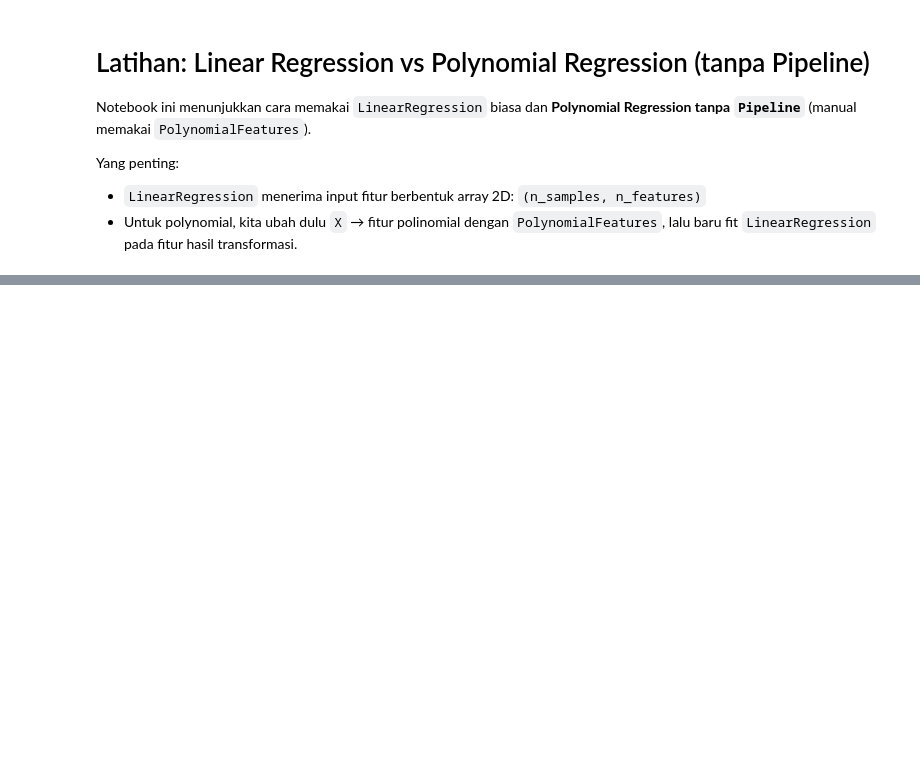
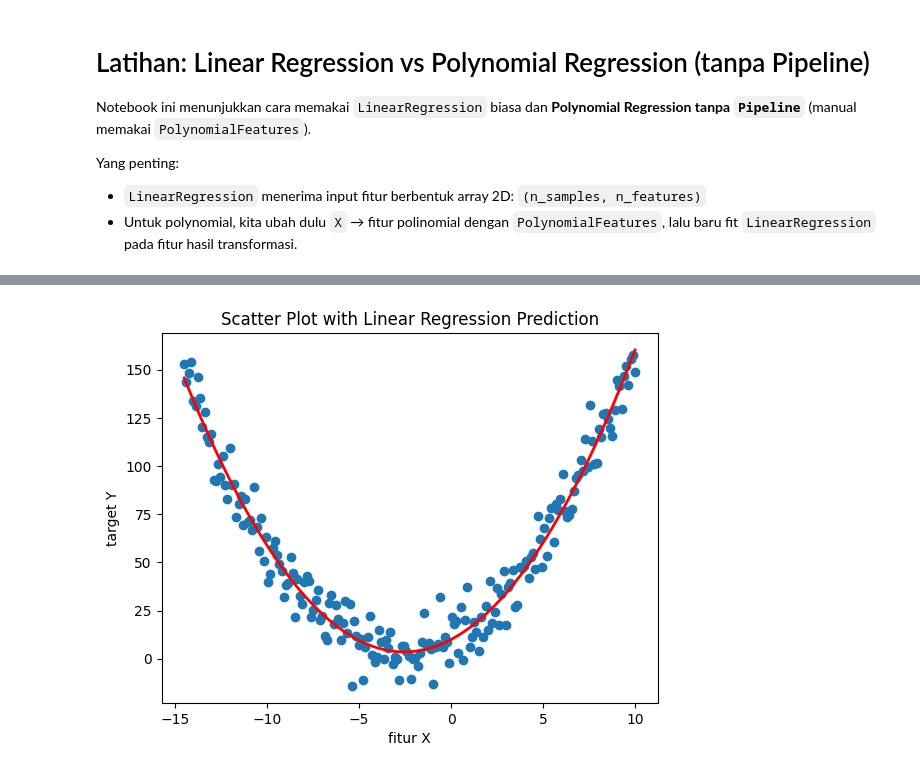
Before and after one commit to Feyfa/pembuktian-rumus, a Jupyter notebook: Materi Statistical Machine Learning And Data Storytelling/Code Python/Latihan Bebas/latihan-bebas.ipynb, the cells around one changed output, grey strips where cells are left out. Drawn from its saved outputs; the diff is of its cells as text; code cells hidden in the pictures; blank space fills up the shorter version.

```diff
--- a/Materi Statistical Machine Learning And Data Storytelling/Code Python/Latihan Bebas/latihan-bebas.ipynb
+++ b/Materi Statistical Machine Learning And Data Storytelling/Code Python/Latihan Bebas/latihan-bebas.ipynb
@@ -112,0 +52,22 @@ plt.show()
+# %%
+# ---------- STEP 2 ----------
+# kita buat yang sebelumnya 1 fitur dan 1 target, menjadi 2 fitur dan 1 target
+# ----------------------------
+x_train_stacked = np.column_stack((x_train, x_train**2))
+# debugging('x_train_stacked', x_train_stacked)
+# ---------- STEP 2 ----------
+# %%
+# ---------- STEP 3 ----------
+# untuk test modal linear, dan menghasilkan y_predict
+# ----------------------------
+model = LinearRegression()
+
+# model fit latihan
+model.fit(x_train_stacked, y_train)
+# model predict latihan
+y_predict = model.predict(x_train_stacked)
+
+debugging('Coefficients', model.coef_)
+debugging('Intercept', f'{model.intercept_:.2f}')
+debugging('y_predict', y_predict)
+# ---------- STEP 3 ----------
@@ -112,0 +92,13 @@ plt.show()
+# %%
+# ---------- STEP 4 ----------
+# bertujuan untuk menggabungkan scatter (untuk data awal) dan plot (garis hasil prediksi model linear)
+# ----------------------------
+plt.scatter(x_train, y_train)
+plt.plot(x_train, y_predict, color='red', linewidth=2)
+plt.title('Scatter Plot with Linear Regression Prediction')
+plt.xlabel('fitur X')
+plt.ylabel('target Y')
+plt.show()
+# ---------- STEP 4 ----------
+# %% [output]
+[figure, added]
```
Also changed, not shown: parts of 5 cells of this notebook, 2 other files.
